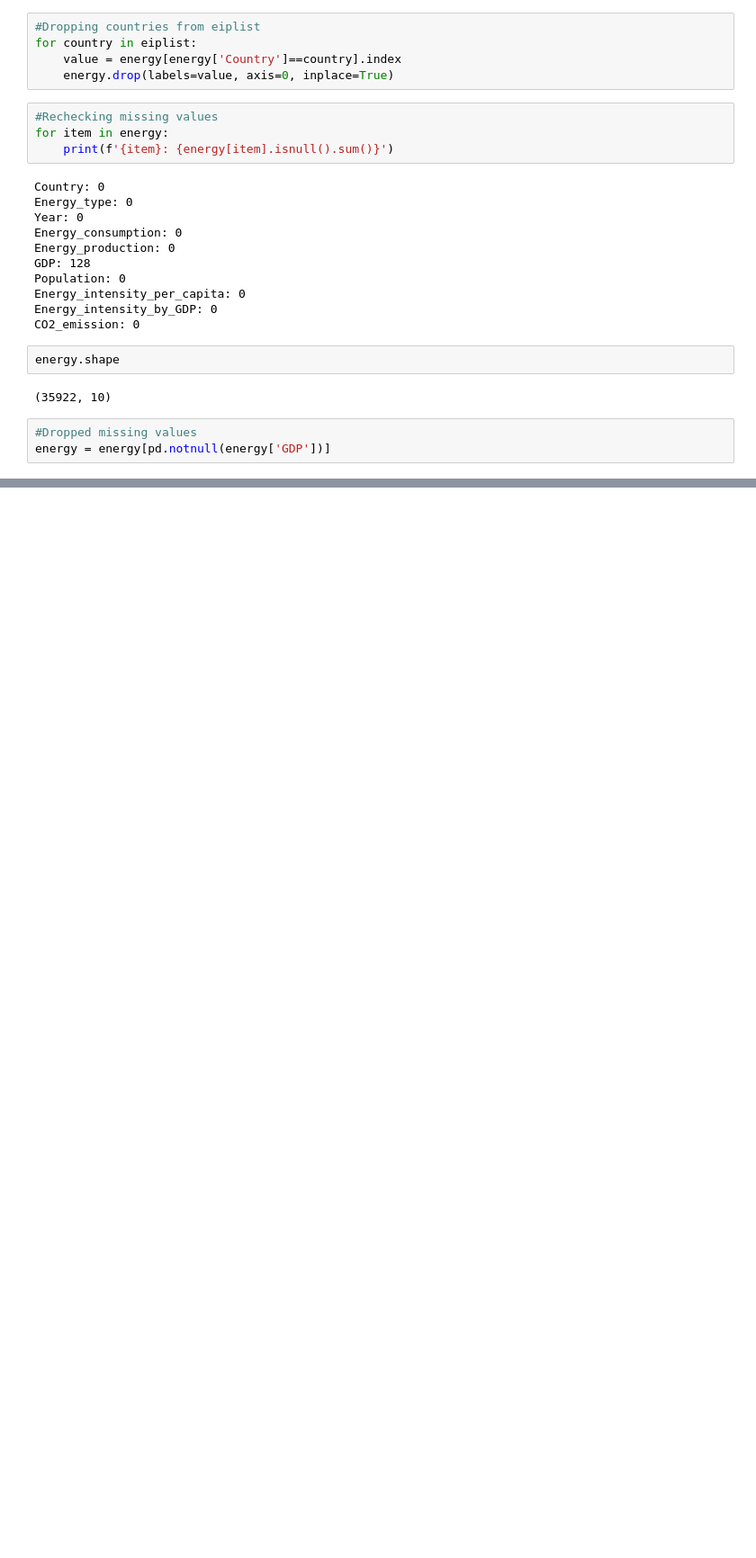
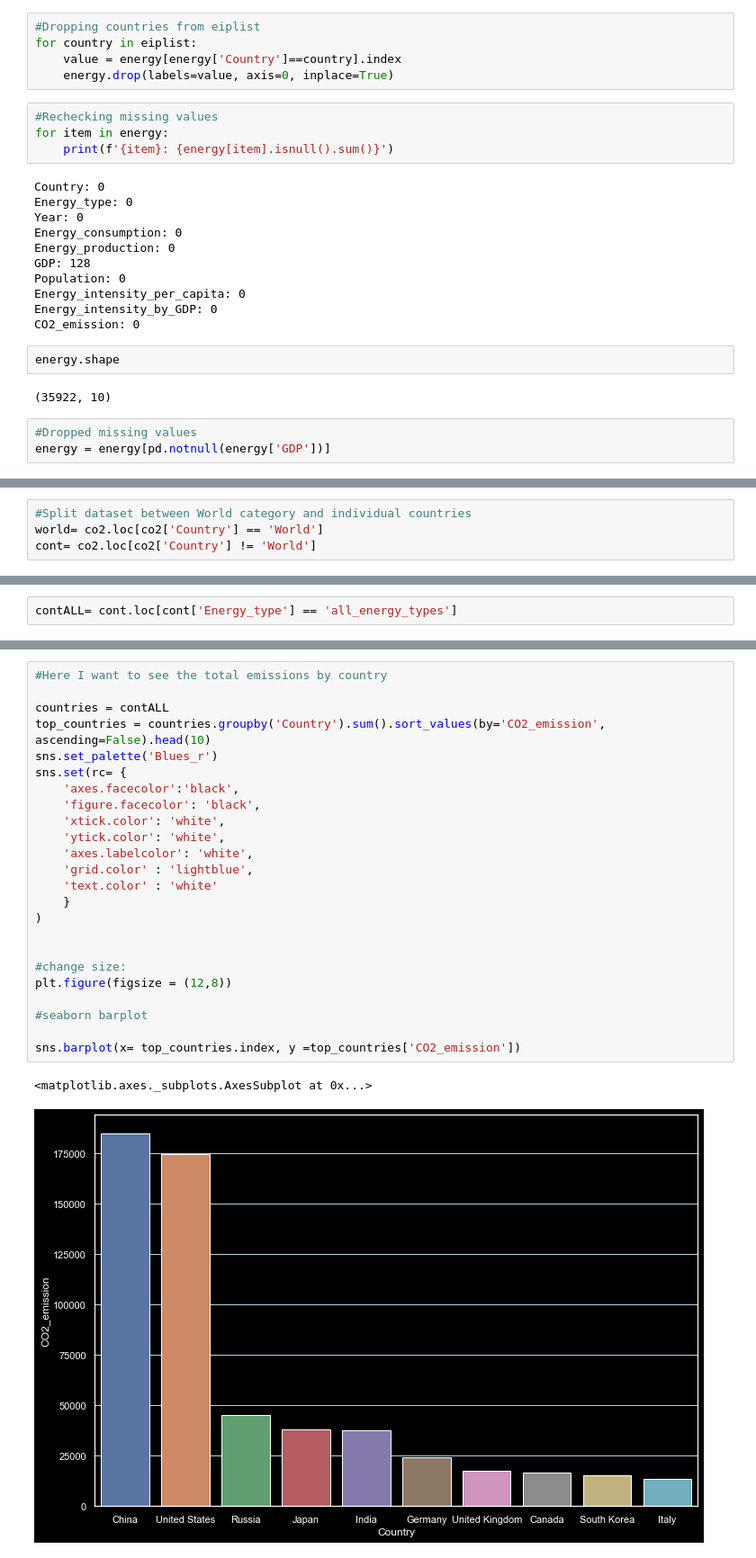
Before and after one commit to Salmatahlil/Capstone, a Jupyter notebook: CO2.ipynb, the cells around one changed output, grey strips where cells are left out. Shown at 90% size. Drawn from its saved outputs; the diff is of its cells as text; blank space fills up the shorter version.

```diff
--- a/CO2.ipynb
+++ b/CO2.ipynb
@@ -435,0 +465,4 @@ rf.score(X_test,y_test)
+# %%
+#Split dataset between World category and individual countries
+world= co2.loc[co2['Country'] == 'World']
+cont= co2.loc[co2['Country'] != 'World']
@@ -435,0 +478,2 @@ rf.score(X_test,y_test)
+# %%
+contALL= cont.loc[cont['Energy_type'] == 'all_energy_types']
@@ -435,0 +570,27 @@ rf.score(X_test,y_test)
+# %%
+#Here I want to see the total emissions by country
+
+countries = contALL
+top_countries = countries.groupby('Country').sum().sort_values(by='CO2_emission', ascending=False).head(10)
+sns.set_palette('Blues_r')
+sns.set(rc= {
+    'axes.facecolor':'black',
+    'figure.facecolor': 'black',
+    'xtick.color': 'white',
+    'ytick.color': 'white',
+    'axes.labelcolor': 'white',
+    'grid.color' : 'lightblue',
+    'text.color' : 'white'
+    }
+)
+
+
+#change size:
+plt.figure(figsize = (12,8))
+
+#seaborn barplot
+
+sns.barplot(x= top_countries.index, y =top_countries['CO2_emission'])
+# %% [output]
+<matplotlib.axes._subplots.AxesSubplot at 0x...>
+[figure, added]
```
Also changed, not shown: parts of 48 cells of this notebook.
